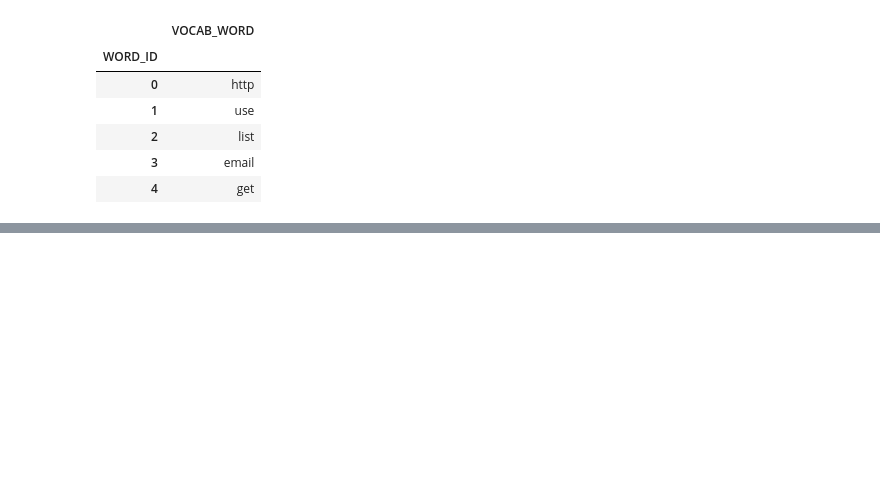
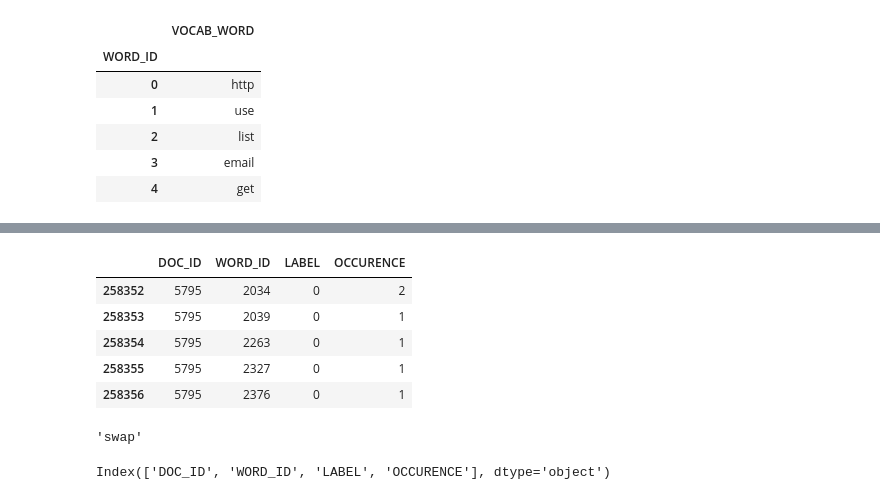
Before and after one commit to aashkadave99/Spam-Classifier, a Jupyter notebook: SpamClassifer.ipynb, the cells around one changed output, grey strips where cells are left out. Saved outputs shown, nothing was run; the diff lists cells and outputs as text; code cells hidden in the pictures; blank space fills up the shorter version.

```diff
--- a/SpamClassifer.ipynb
+++ b/SpamClassifer.ipynb
@@ -283,0 +371,16 @@ vocab.to_csv(WORD_ID_FILE, header=vocab.VOCAB_WORD.name, index_label=vocab.index
+# %%
+#Combine occurences with groupby() method
+train_grouped = sparse_train_df.groupby(['DOC_ID', 'WORD_ID', 'LABEL']).sum()
+train_grouped = train_grouped.reset_index()
+train_grouped.tail()
+# %% [output]
+|  | DOC_ID | WORD_ID | LABEL | OCCURENCE |
+| 258352 | 5795 | 2034 | 0 | 2 |
+| 258353 | 5795 | 2039 | 0 | 1 |
+| 258354 | 5795 | 2263 | 0 | 1 |
+| 258355 | 5795 | 2327 | 0 | 1 |
+| 258356 | 5795 | 2376 | 0 | 1 |
+# %%
+vocab.at[2034,'VOCAB_WORD']
+# %% [output]
+'swap'
@@ -283,0 +390,4 @@ vocab.to_csv(WORD_ID_FILE, header=vocab.VOCAB_WORD.name, index_label=vocab.index
+# %%
+train_grouped.columns
+# %% [output]
+Index(['DOC_ID', 'WORD_ID', 'LABEL', 'OCCURENCE'], dtype='object')
```
Also changed, not shown: parts of 20 cells of this notebook, 1 other file.
